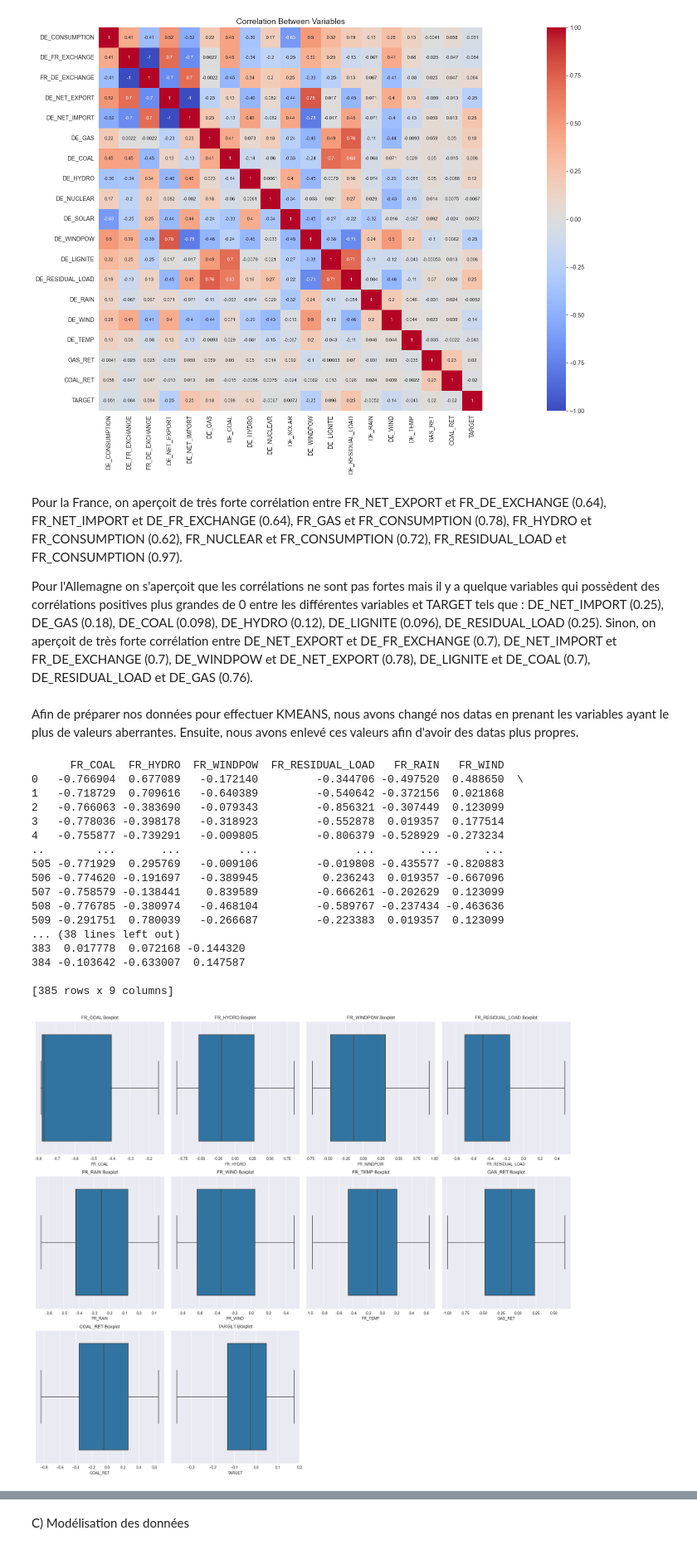
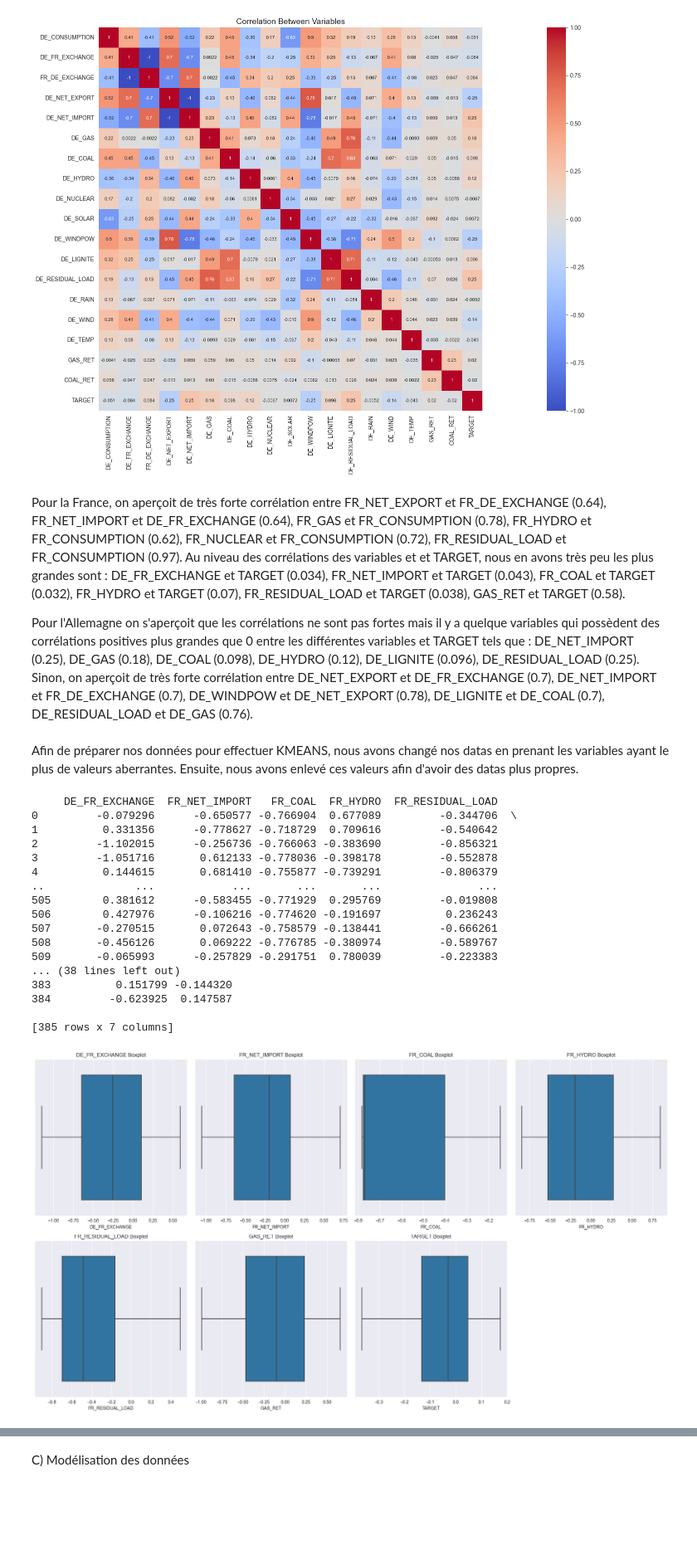
Before and after one commit to juliele1/Projet_Machine_Learning, a Jupyter notebook: notebook.ipynb, the cells around one changed output, grey strips where cells are left out. Shown at 83% size. Cells and saved outputs as stored; diff of their text form; code cells hidden in the pictures; blank space fills up the shorter version.

```diff
--- a/notebook.ipynb
+++ b/notebook.ipynb
@@ -328,18 +328,18 @@ plt.show()
 [figure]
 [figure]
 # %% [markdown]
-Pour la France, on aperçoit de très forte corrélation entre FR_NET_EXPORT et FR_DE_EXCHANGE (0.64), FR_NET_IMPORT et DE_FR_EXCHANGE (0.64), FR_GAS et FR_CONSUMPTION (0.78), FR_HYDRO et FR_CONSUMPTION (0.62), FR_NUCLEAR et FR_CONSUMPTION (0.72), FR_RESIDUAL_LOAD et FR_CONSUMPTION (0.97).
+Pour la France, on aperçoit de très forte corrélation entre FR_NET_EXPORT et FR_DE_EXCHANGE (0.64), FR_NET_IMPORT et DE_FR_EXCHANGE (0.64), FR_GAS et FR_CONSUMPTION (0.78), FR_HYDRO et FR_CONSUMPTION (0.62), FR_NUCLEAR et FR_CONSUMPTION (0.72), FR_RESIDUAL_LOAD et FR_CONSUMPTION (0.97). Au niveau des corrélations des variables et et TARGET, nous en avons très peu les plus grandes sont : DE_FR_EXCHANGE et TARGET (0.034), FR_NET_IMPORT et TARGET (0.043), FR_COAL et TARGET (0.032), FR_HYDRO et TARGET (0.07), FR_RESIDUAL_LOAD et TARGET (0.038), GAS_RET et TARGET (0.58).
 
 
-Pour l'Allemagne on s'aperçoit que les corrélations ne sont pas fortes mais il y a quelque variables qui possèdent des corrélations positives plus grandes de 0 entre les différentes variables et TARGET tels que : DE_NET_IMPORT (0.25), DE_GAS (0.18), DE_COAL (0.098), DE_HYDRO (0.12), DE_LIGNITE (0.096), DE_RESIDUAL_LOAD (0.25). Sinon, on aperçoit de très forte corrélation entre DE_NET_EXPORT et DE_FR_EXCHANGE (0.7), DE_NET_IMPORT et FR_DE_EXCHANGE (0.7), DE_WINDPOW et DE_NET_EXPORT (0.78), DE_LIGNITE et DE_COAL (0.7), DE_RESIDUAL_LOAD et DE_GAS (0.76).
+Pour l'Allemagne on s'aperçoit que les corrélations ne sont pas fortes mais il y a quelque variables qui possèdent des corrélations positives plus grandes que 0 entre les différentes variables et TARGET tels que : DE_NET_IMPORT (0.25), DE_GAS (0.18), DE_COAL (0.098), DE_HYDRO (0.12), DE_LIGNITE (0.096), DE_RESIDUAL_LOAD (0.25). Sinon, on aperçoit de très forte corrélation entre DE_NET_EXPORT et DE_FR_EXCHANGE (0.7), DE_NET_IMPORT et FR_DE_EXCHANGE (0.7), DE_WINDPOW et DE_NET_EXPORT (0.78), DE_LIGNITE et DE_COAL (0.7), DE_RESIDUAL_LOAD et DE_GAS (0.76).
 # %% [markdown]
 Afin de préparer nos données pour effectuer KMEANS, nous avons changé nos datas en prenant les variables ayant le plus de valeurs aberrantes. Ensuite, nous avons enlevé ces valeurs afin d'avoir des datas plus propres.
 # %%
 import numpy as np
 
 # sélectionne les variables qui nous intéressent
-data_FR = data_FR.filter(regex='FR_COAL|FR_HYDRO|FR_WINDPOW|FR_RESIDUAL_LOAD|FR_RAIN|FR_WIND|FR_TEMP|GAS_RET|COAL_RET|TARGET', axis=1)
-data_DE = data_DE.filter(regex='DE_WINDPOW|DE_LIGNITE|DE_RESIDUAL_LOAD|DE_RAIN|DE_WIND|DE_TEMP|GAS_RET|COAL_RET|TARGET', axis=1)
+data_FR = data_FR.filter(regex='DE_FR_EXCHANGE|FR_NET_IMPORT|FR_COAL|FR_HYDRO|FR_RESIDUAL_LOAD|GAS_RET|TARGET', axis=1)
+data_DE = data_DE.filter(regex='DE_NET_IMPORT|DE_GAS|DE_COAL|DE_HYDRO|DE_LIGNITE|DE_RESIDUAL_LOAD|TARGET', axis=1)
 
 # suppression des valeurs aberrantes
 # pour la France
@@ -374,46 +374,46 @@ for i, j in enumerate(data_DE.describe().columns):
 data_DE_trimmed = pd.DataFrame(trimmed_data_2)
 
 print(data_DE_trimmed)
 
 # affichage des diagrammes en boîte pour la France
 plt.figure(figsize=(20, 28))
 plt.subplots_adjust(hspace=0.5, wspace=0.3)
 
 for i, j in enumerate(data_FR_trimmed.describe().columns):
     plt.subplot(5, 4, i+1)
     sns.boxplot(x=data_FR_trimmed[j])
     plt.title('{} Boxplot'.format(j))
 
 plt.tight_layout()
 plt.show()
 
 # pour l'Allemagne
 plt.figure(figsize=(20, 28))
 plt.subplots_adjust(hspace=0.5, wspace=0.3)
 
 for i, j in enumerate(data_DE_trimmed.describe().columns):
     plt.subplot(5, 4, i+1)
     sns.boxplot(x=data_DE_trimmed[j])
     plt.title('{} Boxplot'.format(j))
 
 plt.tight_layout()
 plt.show()
 # %% [output]
-      FR_COAL  FR_HYDRO  FR_WINDPOW  FR_RESIDUAL_LOAD   FR_RAIN   FR_WIND
-0   -0.766904  0.677089   -0.172140         -0.344706 -0.497520  0.488650  \
-1   -0.718729  0.709616   -0.640389         -0.540642 -0.372156  0.021868
-2   -0.766063 -0.383690   -0.079343         -0.856321 -0.307449  0.123099
-3   -0.778036 -0.398178   -0.318923         -0.552878  0.019357  0.177514
-4   -0.755877 -0.739291   -0.009805         -0.806379 -0.528929 -0.273234
-..        ...       ...         ...               ...       ...       ...
-505 -0.771929  0.295769   -0.009106         -0.019808 -0.435577 -0.820883
-506 -0.774620 -0.191697   -0.389945          0.236243  0.019357 -0.667096
-507 -0.758579 -0.138441    0.839589         -0.666261 -0.202629  0.123099
-508 -0.776785 -0.380974   -0.468104         -0.589767 -0.237434 -0.463636
-509 -0.291751  0.780039   -0.266687         -0.223383  0.019357  0.123099
+     DE_FR_EXCHANGE  FR_NET_IMPORT   FR_COAL  FR_HYDRO  FR_RESIDUAL_LOAD
+0         -0.079296      -0.650577 -0.766904  0.677089         -0.344706  \
+1          0.331356      -0.778627 -0.718729  0.709616         -0.540642
+2         -1.102015      -0.256736 -0.766063 -0.383690         -0.856321
+3         -1.051716       0.612133 -0.778036 -0.398178         -0.552878
+4          0.144615       0.681410 -0.755877 -0.739291         -0.806379
+..              ...            ...       ...       ...               ...
+505        0.381612      -0.583455 -0.771929  0.295769         -0.019808
+506        0.427976      -0.106216 -0.774620 -0.191697          0.236243
+507       -0.270515       0.072643 -0.758579 -0.138441         -0.666261
+508       -0.456126       0.069222 -0.776785 -0.380974         -0.589767
+509       -0.065993      -0.257829 -0.291751  0.780039         -0.223383
 ... (38 lines left out)
-383  0.017778  0.072168 -0.144320
-384 -0.103642 -0.633007  0.147587
+383          0.151799 -0.144320
+384         -0.623925  0.147587
 
-[385 rows x 9 columns]
+[385 rows x 7 columns]
-[figure, old version]
+[figure, new version]
```
Also changed, not shown: parts of 4 cells of this notebook.
